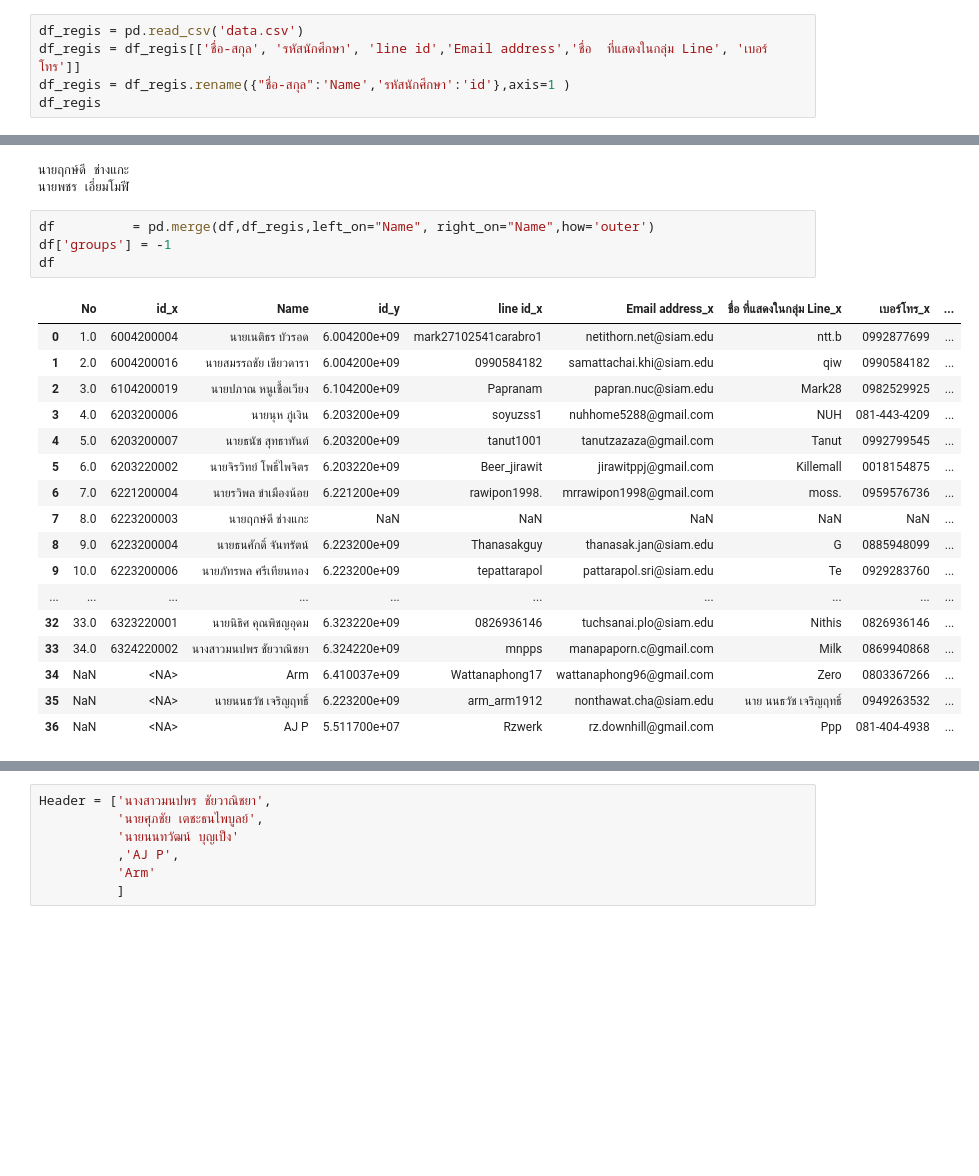
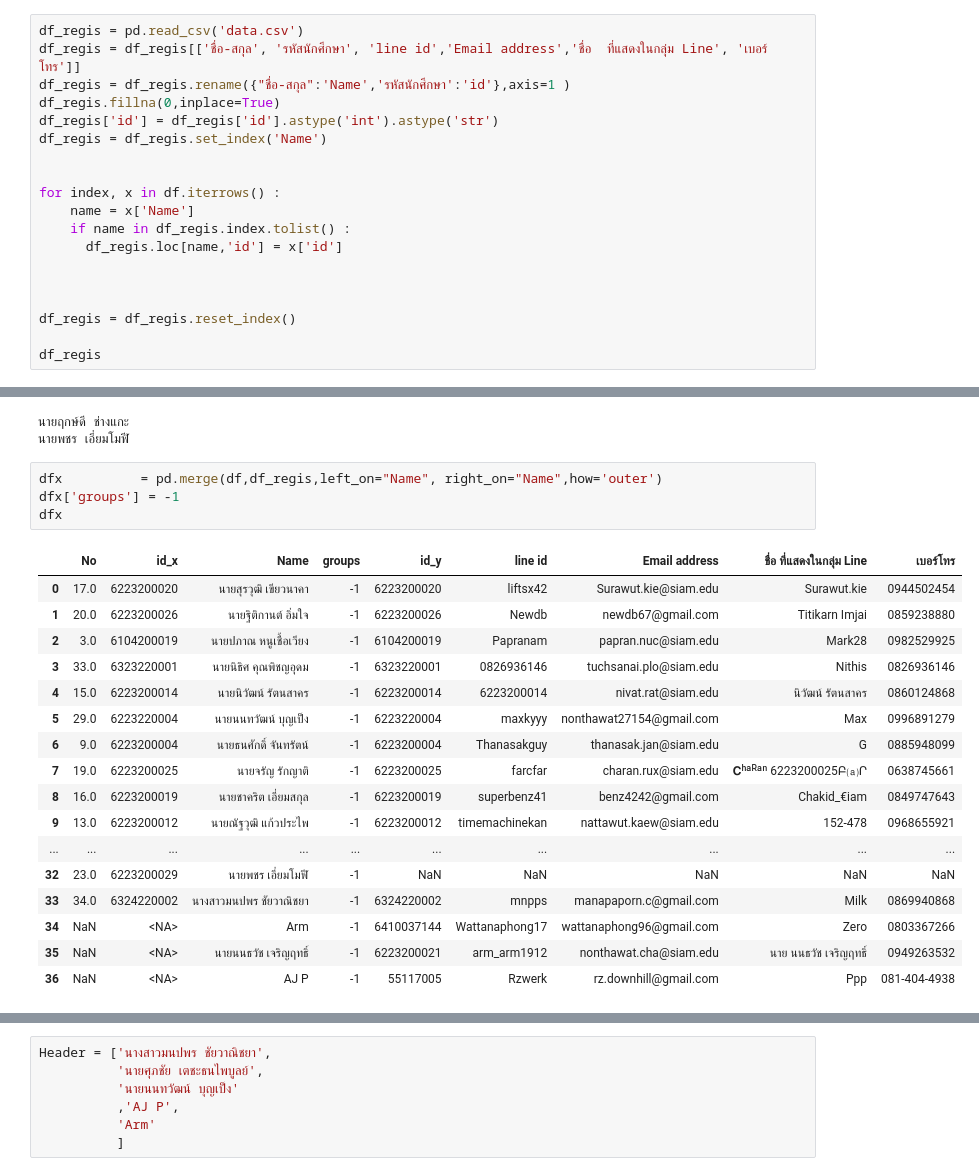
Before and after one commit to Tuchsanai/152-478-Introduction-to-Deep-Learning-for-Artificial-Intelligence-Engineering, a Jupyter notebook: Group/group_create.ipynb, the cells around one changed output, grey strips where cells are left out. Cells and saved outputs as stored; diff of their text form; blank space fills up the shorter version.

```diff
--- a/Group/group_create.ipynb
+++ b/Group/group_create.ipynb
@@ -37,6 +50,20 @@ df
 df_regis = pd.read_csv('data.csv')
 df_regis = df_regis[['ชื่อ-สกุล', 'รหัสนักศึกษา', 'line id','Email address','ชื่อ  ที่แสดงในกลุ่ม Line', 'เบอร์โทร']]
 df_regis = df_regis.rename({"ชื่อ-สกุล":'Name','รหัสนักศึกษา':'id'},axis=1 )
+df_regis.fillna(0,inplace=True)
+df_regis['id'] = df_regis['id'].astype('int').astype('str')
+df_regis = df_regis.set_index('Name')
+
+
+for index, x in df.iterrows() :
+    name = x['Name']
+    if name in df_regis.index.tolist() :
+      df_regis.loc[name,'id'] = x['id']
+
+
+
+df_regis = df_regis.reset_index()
+
 df_regis
 # %% [output]
 |  | Name | id | line id | Email address | ชื่อ ที่แสดงในกลุ่ม Line | เบอร์โทร |
@@ -66,27 +93,27 @@ for x in df['Name'] :
 นายฤกษ์ดี ช่างแกะ
 นายพชร เอี่ยมโมฬี
 # %%
-df          = pd.merge(df,df_regis,left_on="Name", right_on="Name",how='outer')
-df['groups'] = -1
-df
+dfx          = pd.merge(df,df_regis,left_on="Name", right_on="Name",how='outer')
+dfx['groups'] = -1
+dfx
 # %% [output]
-|  | No | id_x | Name | id_y | line id_x | Email address_x | ชื่อ ที่แสดงในกลุ่ม Line_x | เบอร์โทร_x | ... |
-| 0 | 1.0 | 6004200004 | นายเนติธร บัวรอด | 6.004200e+09 | mark27102541carabro1 | netithorn.net@siam.edu | ntt.b | 0992877699 | ... |
-| 1 | 2.0 | 6004200016 | นายสมรรถชัย เขียวดารา | 6.004200e+09 | 0990584182 | samattachai.khi@siam.edu | qiw | 0990584182 | ... |
-| 2 | 3.0 | 6104200019 | นายปภาณ หนูเชื้อเวียง | 6.104200e+09 | Papranam | papran.nuc@siam.edu | Mark28 | 0982529925 | ... |
-| 3 | 4.0 | 6203200006 | นายนุห ภู่เงิน | 6.203200e+09 | soyuzss1 | nuhhome5288@gmail.com | NUH | 081-443-4209 | ... |
-| 4 | 5.0 | 6203200007 | นายธนัช สุทธาทันต์ | 6.203200e+09 | tanut1001 | tanutzazaza@gmail.com | Tanut | 0992799545 | ... |
-| 5 | 6.0 | 6203220002 | นายจิรวิทย์ โพธิ์ไพจิตร | 6.203220e+09 | Beer_jirawit | jirawitppj@gmail.com | Killemall | 0018154875 | ... |
-| 6 | 7.0 | 6221200004 | นายรวิพล ขำเมืองน้อย | 6.221200e+09 | rawipon1998. | mrrawipon1998@gmail.com | moss. | 0959576736 | ... |
-| 7 | 8.0 | 6223200003 | นายฤกษ์ดี ช่างแกะ | NaN | NaN | NaN | NaN | NaN | ... |
-| 8 | 9.0 | 6223200004 | นายธนศักดิ์ จันทรัตน์ | 6.223200e+09 | Thanasakguy | thanasak.jan@siam.edu | G | 0885948099 | ... |
-| 9 | 10.0 | 6223200006 | นายภัทรพล ศรีเทียนทอง | 6.223200e+09 | tepattarapol | pattarapol.sri@siam.edu | Te | 0929283760 | ... |
+|  | No | id_x | Name | groups | id_y | line id | Email address | ชื่อ ที่แสดงในกลุ่ม Line | เบอร์โทร |
+| 0 | 17.0 | 6223200020 | นายสุรวุฒิ เขียวนาคา | -1 | 6223200020 | liftsx42 | Surawut.kie@siam.edu | Surawut.kie | 0944502454 |
+| 1 | 20.0 | 6223200026 | นายฐิติกานต์ อิ่มใจ | -1 | 6223200026 | Newdb | newdb67@gmail.com | Titikarn Imjai | 0859238880 |
+| 2 | 3.0 | 6104200019 | นายปภาณ หนูเชื้อเวียง | -1 | 6104200019 | Papranam | papran.nuc@siam.edu | Mark28 | 0982529925 |
+| 3 | 33.0 | 6323220001 | นายนิธิศ คุณพิชญอุดม | -1 | 6323220001 | 0826936146 | tuchsanai.plo@siam.edu | Nithis | 0826936146 |
+| 4 | 15.0 | 6223200014 | นายนิวัฒน์ รัตนสาคร | -1 | 6223200014 | 6223200014 | nivat.rat@siam.edu | นิวัฒน์ รัตนสาคร | 0860124868 |
+| 5 | 29.0 | 6223220004 | นายนนทวัฒน์ บุญเป็ง | -1 | 6223220004 | maxkyyy | nonthawat27154@gmail.com | Max | 0996891279 |
+| 6 | 9.0 | 6223200004 | นายธนศักดิ์ จันทรัตน์ | -1 | 6223200004 | Thanasakguy | thanasak.jan@siam.edu | G | 0885948099 |
+| 7 | 19.0 | 6223200025 | นายจรัญ รักญาติ | -1 | 6223200025 | farcfar | charan.rux@siam.edu | 𝐂ʰᵃᴿᵃⁿ 6223200025Բ⒜Ր | 0638745661 |
+| 8 | 16.0 | 6223200019 | นายชาคริต เอี่ยมสกุล | -1 | 6223200019 | superbenz41 | benz4242@gmail.com | Chakid_€iam | 0849747643 |
+| 9 | 13.0 | 6223200012 | นายณัฐวุฒิ แก้วประไพ | -1 | 6223200012 | timemachinekan | nattawut.kaew@siam.edu | 152-478 | 0968655921 |
 | ... | ... | ... | ... | ... | ... | ... | ... | ... | ... |
-| 32 | 33.0 | 6323220001 | นายนิธิศ คุณพิชญอุดม | 6.323220e+09 | 0826936146 | tuchsanai.plo@siam.edu | Nithis | 0826936146 | ... |
-| 33 | 34.0 | 6324220002 | นางสาวมนปพร ชัยวาณิชยา | 6.324220e+09 | mnpps | manapaporn.c@gmail.com | Milk | 0869940868 | ... |
-| 34 | NaN | <NA> | Arm | 6.410037e+09 | Wattanaphong17 | wattanaphong96@gmail.com | Zero | 0803367266 | ... |
-| 35 | NaN | <NA> | นายนนธวัช เจริญฤทธิ์ | 6.223200e+09 | arm_arm1912 | nonthawat.cha@siam.edu | นาย นนธวัช เจริญฤทธิ์ | 0949263532 | ... |
-| 36 | NaN | <NA> | AJ P | 5.511700e+07 | Rzwerk | rz.downhill@gmail.com | Ppp | 081-404-4938 | ... |
+| 32 | 23.0 | 6223200029 | นายพชร เอี่ยมโมฬี | -1 | NaN | NaN | NaN | NaN | NaN |
+| 33 | 34.0 | 6324220002 | นางสาวมนปพร ชัยวาณิชยา | -1 | 6324220002 | mnpps | manapaporn.c@gmail.com | Milk | 0869940868 |
+| 34 | NaN | <NA> | Arm | -1 | 6410037144 | Wattanaphong17 | wattanaphong96@gmail.com | Zero | 0803367266 |
+| 35 | NaN | <NA> | นายนนธวัช เจริญฤทธิ์ | -1 | 6223200021 | arm_arm1912 | nonthawat.cha@siam.edu | นาย นนธวัช เจริญฤทธิ์ | 0949263532 |
+| 36 | NaN | <NA> | AJ P | -1 | 55117005 | Rzwerk | rz.downhill@gmail.com | Ppp | 081-404-4938 |
 # %%
 groups         = 5
 
```
Also changed, not shown: parts of 3 cells of this notebook.
